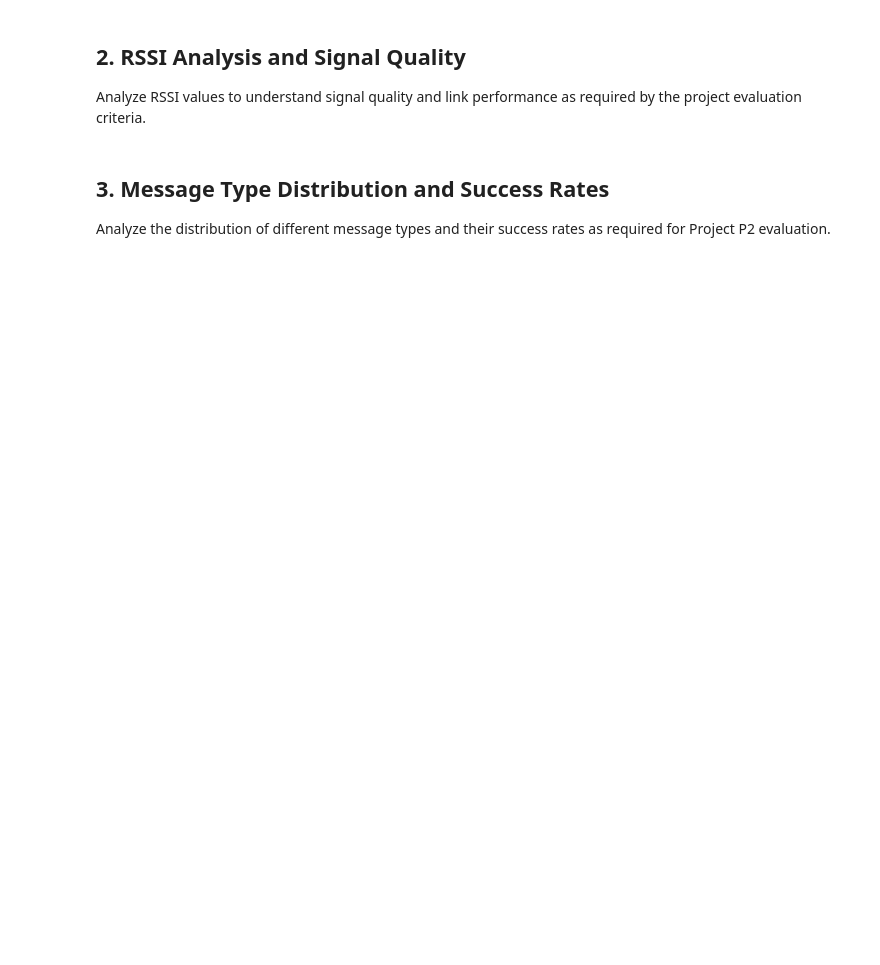
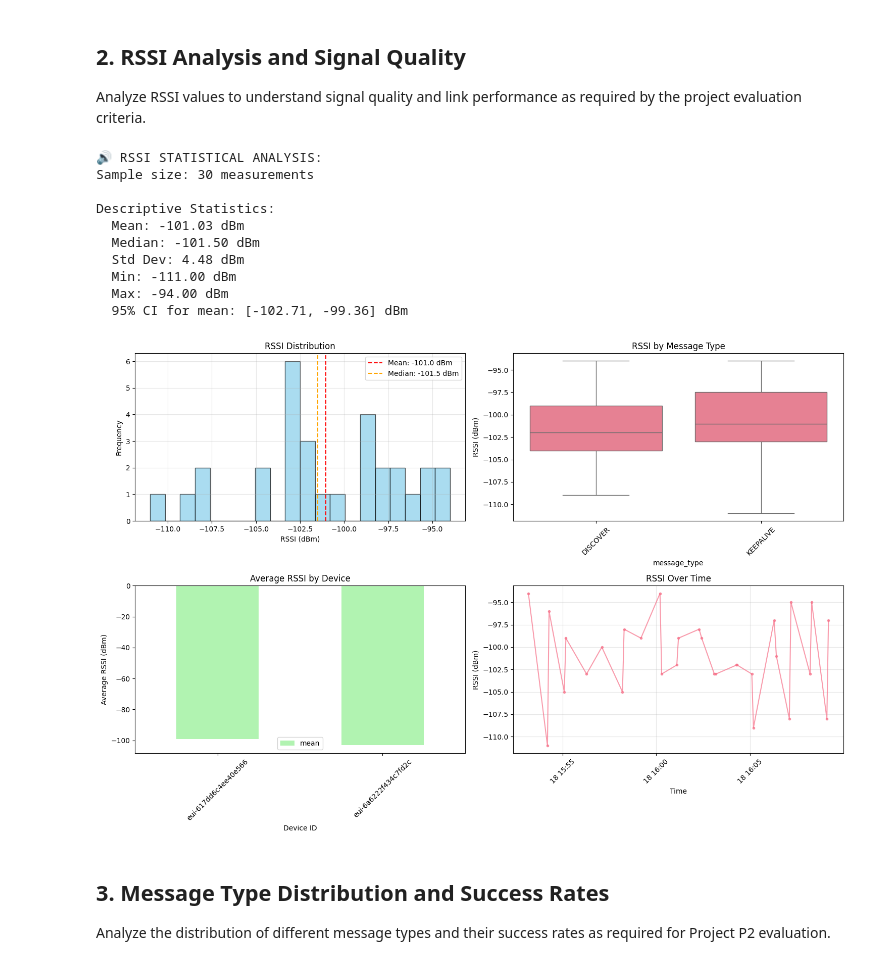
Before and after one commit to zzivaibhav/IoT-final-project, a Jupyter notebook: data_analysis.ipynb, the cells around one changed output. Drawn from its saved outputs; the diff is of its cells as text; code cells hidden in the pictures; blank space fills up the shorter version.

```diff
--- a/data_analysis.ipynb
+++ b/data_analysis.ipynb
@@ -147,11 +179,12 @@ if 'message_log' in locals() and len(message_log) > 0:
         print(f"  Max: {rssi_stats['max']:.2f} dBm")
 
         # 95% Confidence Interval for mean RSSI
+        from scipy.stats import t, sem
         confidence_level = 0.95
         degrees_freedom = len(rssi_data) - 1
         sample_mean = rssi_data['rssi'].mean()
-        sample_standard_error = stats.sem(rssi_data['rssi'])
-        confidence_interval = stats.t.interval(confidence_level, degrees_freedom, sample_mean, sample_standard_error)
+        sample_standard_error = sem(rssi_data['rssi'].values)
+        confidence_interval = t.interval(confidence_level, degrees_freedom, sample_mean, sample_standard_error)
         print(f"  95% CI for mean: [{confidence_interval[0]:.2f}, {confidence_interval[1]:.2f}] dBm")
 
         # Create visualization
@@ -182,33 +215,45 @@ if 'message_log' in locals() and len(message_log) > 0:
             device_rssi = rssi_data.groupby('device_id')['rssi'].agg(['mean', 'std', 'count']).reset_index()
             device_rssi.plot(x='device_id', y='mean', kind='bar', ax=ax3, color='lightgreen', alpha=0.7)
             ax3.set_title('Average RSSI by Device')
             ax3.set_ylabel('Average RSSI (dBm)')
             ax3.set_xlabel('Device ID')
             ax3.tick_params(axis='x', rotation=45)
         else:
             ax3.text(0.5, 0.5, 'Only one device\nin dataset', ha='center', va='center', transform=ax3.transAxes)
             ax3.set_title('RSSI by Device (Insufficient Data)')
 
         # RSSI over time
         if len(rssi_data) > 1:
             rssi_data_sorted = rssi_data.sort_values('timestamp')
             ax4.plot(rssi_data_sorted['timestamp'], rssi_data_sorted['rssi'], marker='o', markersize=3, alpha=0.7)
             ax4.set_title('RSSI Over Time')
             ax4.set_ylabel('RSSI (dBm)')
             ax4.set_xlabel('Time')
             ax4.tick_params(axis='x', rotation=45)
             ax4.grid(True, alpha=0.3)
         else:
             ax4.text(0.5, 0.5, 'Insufficient data\nfor time series', ha='center', va='center', transform=ax4.transAxes)
             ax4.set_title('RSSI Over Time (Insufficient Data)')
 
         plt.tight_layout()
         plt.show()
 
     else:
         print("⚠️  No RSSI data available for analysis")
 else:
     print("⚠️  No message log data available for RSSI analysis")
+# %% [output]
+🔊 RSSI STATISTICAL ANALYSIS:
+Sample size: 30 measurements
+
+Descriptive Statistics:
+  Mean: -101.03 dBm
+  Median: -101.50 dBm
+  Std Dev: 4.48 dBm
+  Min: -111.00 dBm
+  Max: -94.00 dBm
+  95% CI for mean: [-102.71, -99.36] dBm
+[figure, added]
 # %% [markdown]
 ## 3. Message Type Distribution and Success Rates
 
```
Also changed, not shown: parts of 13 cells of this notebook, 6 other files.
